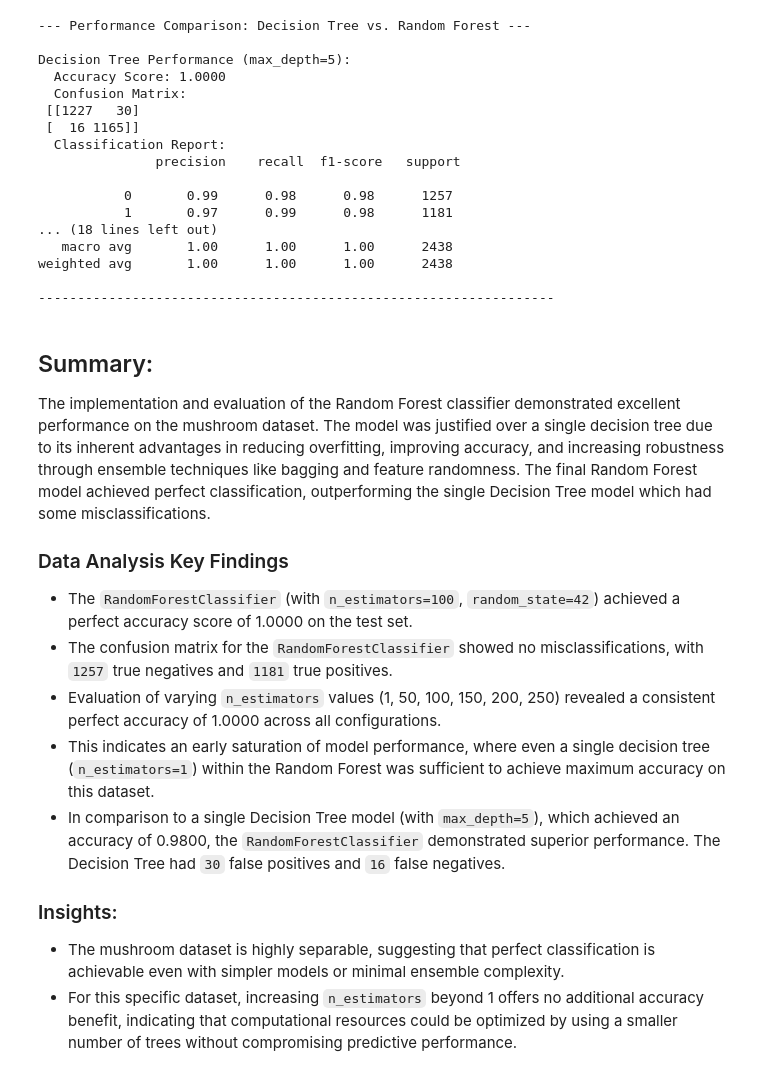
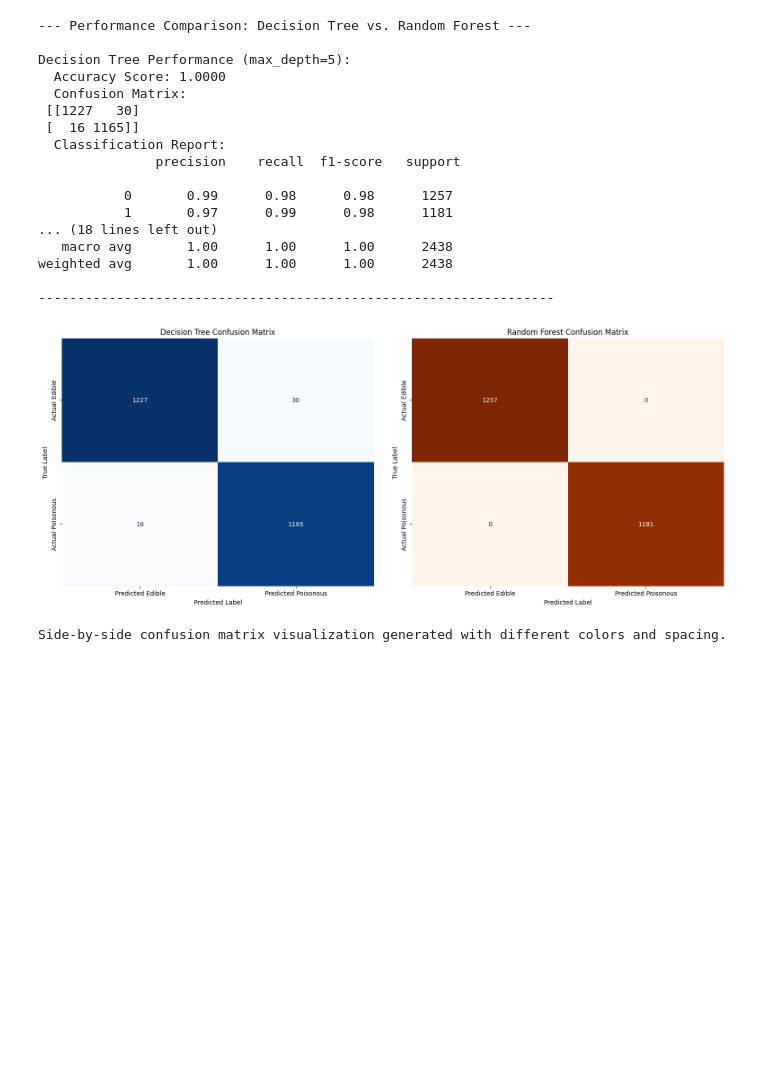
Before and after one commit to Safa30/CSE475_Machine_Learning, a Jupyter notebook: Lab/lab_1/Lab1_Decision_Tree_and_Random_Forest.ipynb, the cells around one changed output. Drawn from its saved outputs; the diff is of its cells as text; code cells hidden in the pictures; blank space fills up the shorter version.

Commit message:
Generating side by side confusion matrices, and also learning curves for better visualization.

```diff
--- a/Lab/lab_1/Lab1_Decision_Tree_and_Random_Forest.ipynb
+++ b/Lab/lab_1/Lab1_Decision_Tree_and_Random_Forest.ipynb
@@ -1259,17 +1262,34 @@ Decision Tree Performance (max_depth=5):
 weighted avg       1.00      1.00      1.00      2438
 
 ------------------------------------------------------------------
-# %% [markdown]
-## Summary:
-The implementation and evaluation of the Random Forest classifier demonstrated excellent performance on the mushroom dataset. The model was justified over a single decision tree due to its inherent advantages in reducing overfitting, improving accuracy, and increasing robustness through ensemble techniques like bagging and feature randomness. The final Random Forest model achieved perfect classification, outperforming the single Decision Tree model which had some misclassifications.
-
-### Data Analysis Key Findings
-*   The `RandomForestClassifier` (with `n_estimators=100`, `random_state=42`) achieved a perfect accuracy score of 1.0000 on the test set.
-*   The confusion matrix for the `RandomForestClassifier` showed no misclassifications, with `1257` true negatives and `1181` true positives.
-*   Evaluation of varying `n_estimators` values (1, 50, 100, 150, 200, 250) revealed a consistent perfect accuracy of 1.0000 across all configurations.
-*   This indicates an early saturation of model performance, where even a single decision tree (`n_estimators=1`) within the Random Forest was sufficient to achieve maximum accuracy on this dataset.
-*   In comparison to a single Decision Tree model (with `max_depth=5`), which achieved an accuracy of 0.9800, the `RandomForestClassifier` demonstrated superior performance. The Decision Tree had `30` false positives and `16` false negatives.
-
-### Insights:
-*   The mushroom dataset is highly separable, suggesting that perfect classification is achievable even with simpler models or minimal ensemble complexity.
-*   For this specific dataset, increasing `n_estimators` beyond 1 offers no additional accuracy benefit, indicating that computational resources could be optimized by using a smaller number of trees without compromising predictive performance.
+# %%
+import matplotlib.pyplot as plt
+import seaborn as sns
+import numpy as np
+
+# Create a figure with two subplots side-by-side and increase distance
+fig, axes = plt.subplots(1, 2, figsize=(16, 7)) # Increased figure width for more space
+
+# Plot for Decision Tree Confusion Matrix
+sns.heatmap(conf_matrix, annot=True, fmt='d', cmap='Blues', cbar=False,
+            xticklabels=['Predicted Edible', 'Predicted Poisonous'],
+            yticklabels=['Actual Edible', 'Actual Poisonous'], ax=axes[0])
+axes[0].set_title('Decision Tree Confusion Matrix')
+axes[0].set_xlabel('Predicted Label')
+axes[0].set_ylabel('True Label')
+
+# Plot for Random Forest Confusion Matrix
+sns.heatmap(conf_matrix_rf, annot=True, fmt='d', cmap='Oranges', cbar=False, # Changed colormap to Oranges
+            xticklabels=['Predicted Edible', 'Predicted Poisonous'],
+            yticklabels=['Actual Edible', 'Actual Poisonous'], ax=axes[1])
+axes[1].set_title('Random Forest Confusion Matrix')
+axes[1].set_xlabel('Predicted Label')
+axes[1].set_ylabel('True Label')
+
+plt.tight_layout(pad=3.0) # Added padding for better spacing
+plt.show()
+
+print("Side-by-side confusion matrix visualization generated with different colors and spacing.")
+# %% [output]
+[figure, added]
+Side-by-side confusion matrix visualization generated with different colors and spacing.
```
Also changed, not shown: parts of 6 cells of this notebook.
